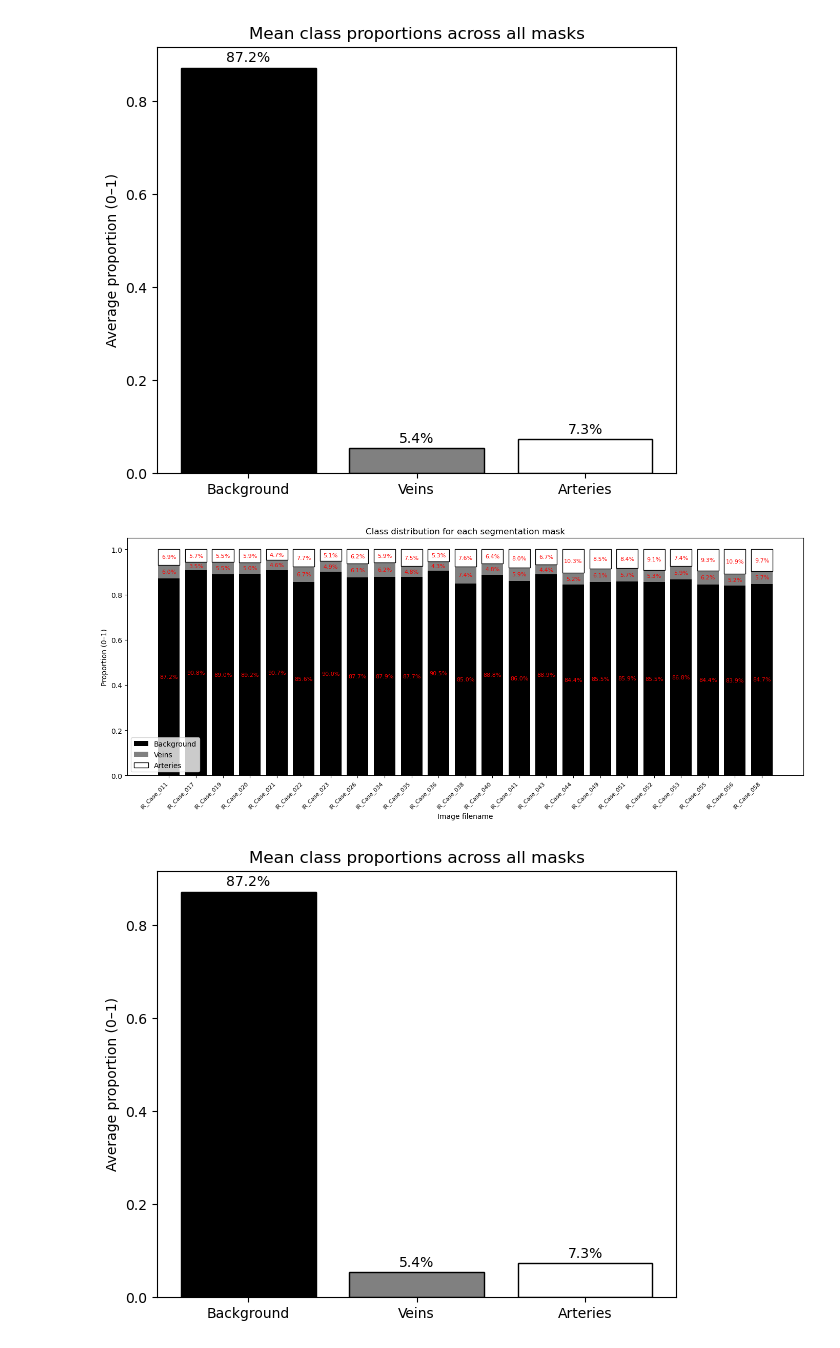
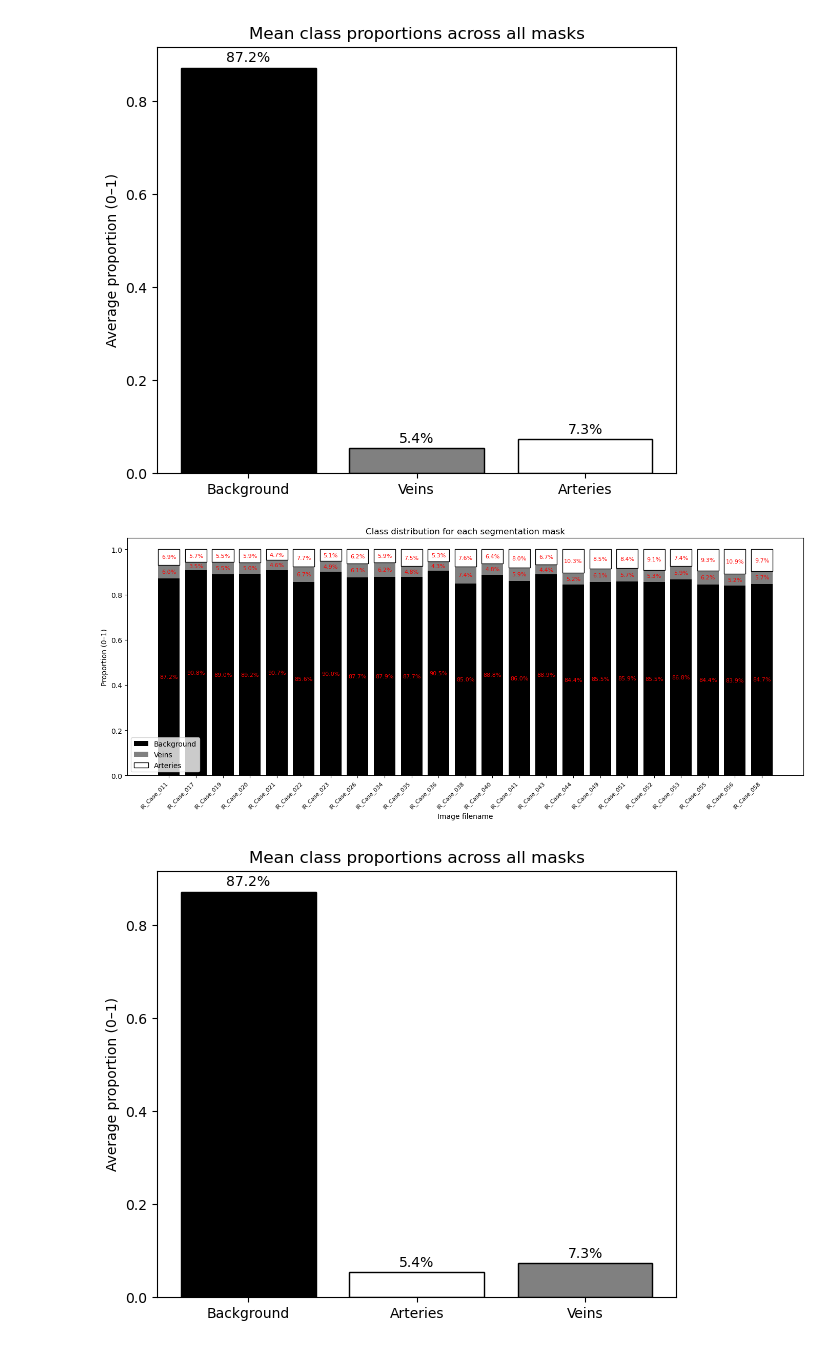
Before and after one commit to Kactus29/IIC, a Jupyter notebook: Models/counting_percentage_of_each_classes.ipynb, the cells around one changed output. Drawn from its saved outputs; the diff is of its cells as text; code cells hidden in the pictures.

```diff
--- a/Models/counting_percentage_of_each_classes.ipynb
+++ b/Models/counting_percentage_of_each_classes.ipynb
@@ -230,33 +230,33 @@ for bars in [bars_bg, bars_vein, bars_art]:
 
 ax.set_xticks(x)
 ax.set_xticklabels(filenames, rotation=45, ha="right", fontsize=8)
 
 ax.set_ylabel("Proportion (0–1)")
 ax.set_xlabel("Image filename")
 ax.set_title("Class distribution for each segmentation mask")
 ax.legend()
 plt.tight_layout()
 plt.show()
 
 # ==============================
 # 📈 GLOBAL MEAN BAR CHART
 # ==============================
 fig2, ax2 = plt.subplots(figsize=(6, 5))
-classes = ["Background", "Veins", "Arteries"]
+classes = ["Background", "Arteries", "Veins"]
 means = [mean_bg, mean_vein, mean_art]
-colors = ["black", "gray", "white"]
+colors = ["black", "white", "gray"]
 
 bars = ax2.bar(classes, means, color=colors, edgecolor='black')
 ax2.set_ylabel("Average proportion (0–1)")
 ax2.set_title("Mean class proportions across all masks")
 
 # Annotate bars with exact percentages
 for bar, val in zip(bars, means):
     ax2.text(bar.get_x() + bar.get_width()/2, val + 0.005,
              f"{val*100:.1f}%", ha="center", va="bottom", fontsize=10)
 
 plt.tight_layout()
 plt.show()
 # %% [output]
 [figure]
-[figure, old version]
+[figure, new version]
```
Also changed, not shown: 21 other files.
